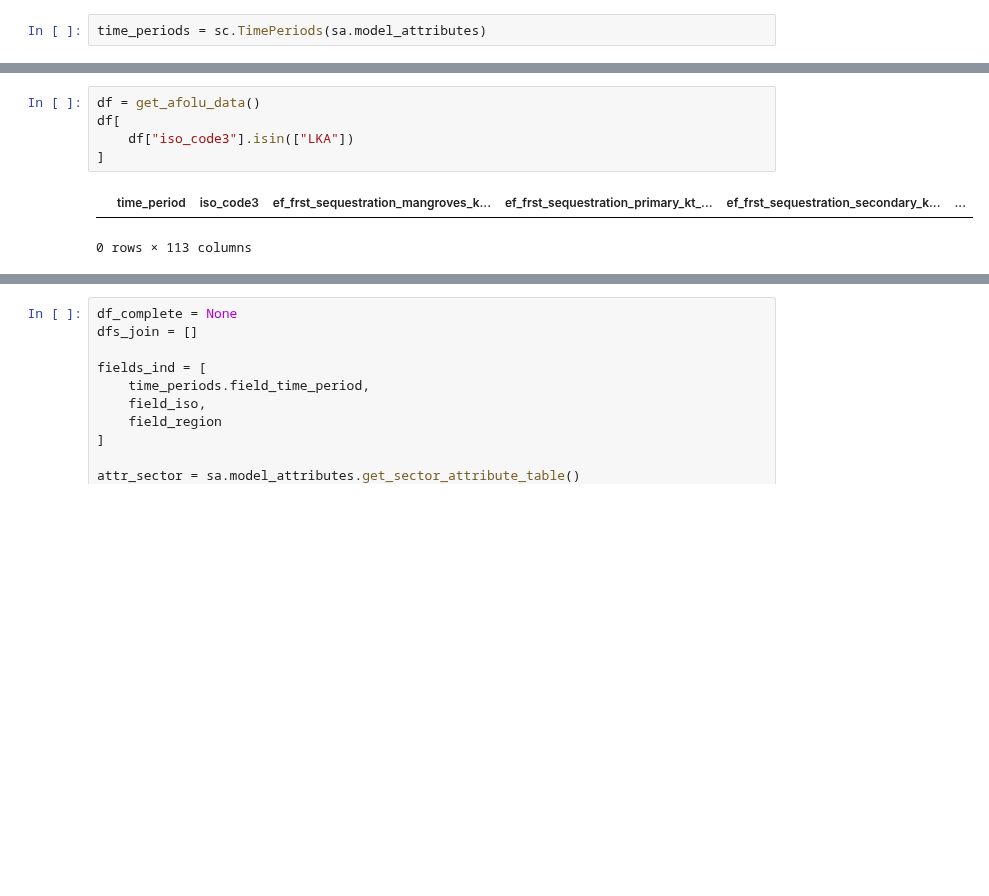
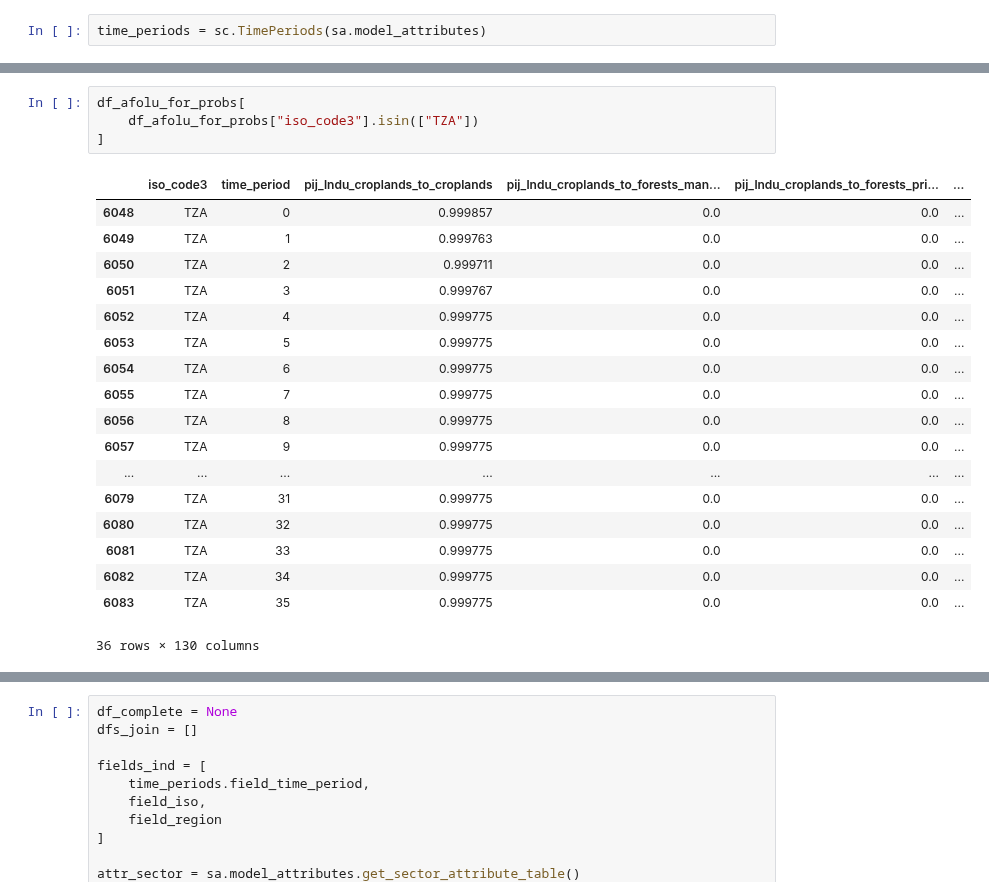
Before and after one commit to jcsyme/sisepuede, a Jupyter notebook: python/build_input_data_file_nonlac.ipynb, the cells around one changed output, grey strips where cells are left out. Saved outputs shown, nothing was run; the diff lists cells and outputs as text; blank space fills up the shorter version.

```diff
--- a/python/build_input_data_file_nonlac.ipynb
+++ b/python/build_input_data_file_nonlac.ipynb
@@ -2038,12 +2060,27 @@ VERIFY WHETHER THIS HAS BEEN FIXED AT EACH ITERATION
 Writing sector 'se' to /Users/jsyme/Documents/Projects/FY21/SWCHE131_1000/Data/calibrated_input_files_from_edmundo/template_inputs/template_input_se.csv...
 Done.
 # %%
-df = get_afolu_data()
-df[
-    df["iso_code3"].isin(["LKA"])
+df_afolu_for_probs[
+    df_afolu_for_probs["iso_code3"].isin(["TZA"])
 ]
 # %% [output]
-|  | time_period | iso_code3 | ef_frst_sequestration_mangroves_k... | ef_frst_sequestration_primary_kt_... | ef_frst_sequestration_secondary_k... | ... |
+|  | iso_code3 | time_period | pij_lndu_croplands_to_croplands | pij_lndu_croplands_to_forests_man... | pij_lndu_croplands_to_forests_pri... | ... |
+| 6048 | TZA | 0 | 0.999857 | 0.0 | 0.0 | ... |
+| 6049 | TZA | 1 | 0.999763 | 0.0 | 0.0 | ... |
+| 6050 | TZA | 2 | 0.999711 | 0.0 | 0.0 | ... |
+| 6051 | TZA | 3 | 0.999767 | 0.0 | 0.0 | ... |
+| 6052 | TZA | 4 | 0.999775 | 0.0 | 0.0 | ... |
+| 6053 | TZA | 5 | 0.999775 | 0.0 | 0.0 | ... |
+| 6054 | TZA | 6 | 0.999775 | 0.0 | 0.0 | ... |
+| 6055 | TZA | 7 | 0.999775 | 0.0 | 0.0 | ... |
+| 6056 | TZA | 8 | 0.999775 | 0.0 | 0.0 | ... |
+| 6057 | TZA | 9 | 0.999775 | 0.0 | 0.0 | ... |
+| ... | ... | ... | ... | ... | ... | ... |
+| 6079 | TZA | 31 | 0.999775 | 0.0 | 0.0 | ... |
+| 6080 | TZA | 32 | 0.999775 | 0.0 | 0.0 | ... |
+| 6081 | TZA | 33 | 0.999775 | 0.0 | 0.0 | ... |
+| 6082 | TZA | 34 | 0.999775 | 0.0 | 0.0 | ... |
+| 6083 | TZA | 35 | 0.999775 | 0.0 | 0.0 | ... |
-0 rows × 113 columns
+36 rows × 130 columns
 # %%
 # co2 factors from LU conversion
```
Also changed, not shown: parts of 15 cells of this notebook, 11 other files.
